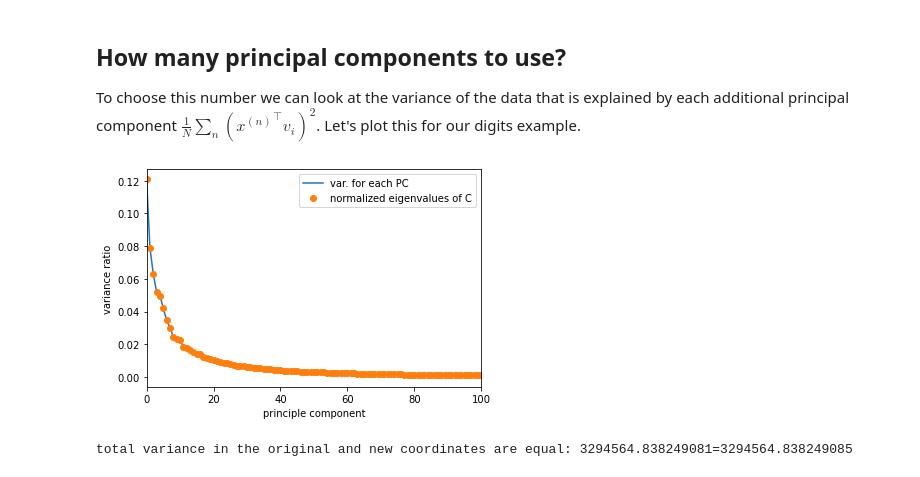
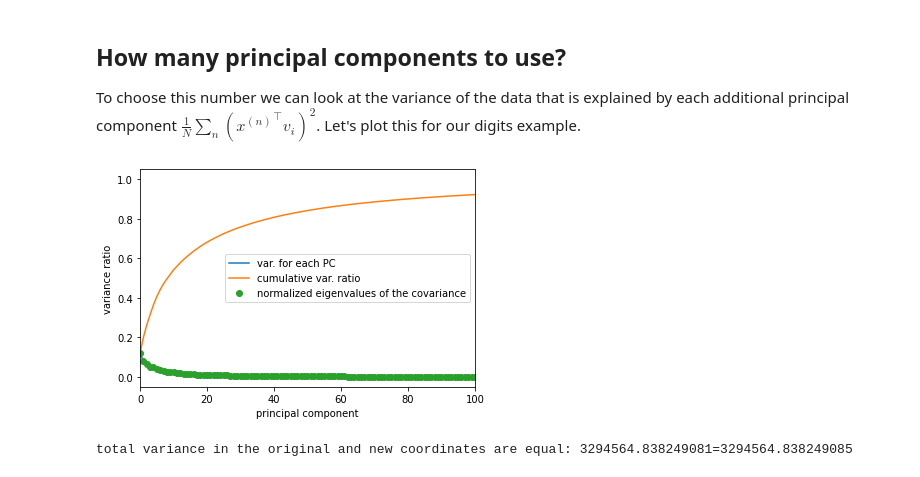
Before and after one commit to mravanba/comp551-notebooks, a Jupyter notebook: PCA.ipynb, the cells around one changed output. Drawn from its saved outputs; the diff is of its cells as text; code cells hidden in the pictures.

```diff
--- a/PCA.ipynb
+++ b/PCA.ipynb
@@ -131,7 +133,7 @@ plot_digits(x[:20])
 # %% [output]
 [figure]
 # %%
-u, s, vt = np.linalg.svd(x-np.mean(x,0))
+u, s, vt = np.linalg.svd(x-np.mean(x, axis=0))    #perform svd
 # %% [markdown]
 Let's plot the first twenty principal directions
 # %%
@@ -163,17 +165,18 @@ plt.show()
 ## How many principal components to use?
 To choose this number we can look at the variance of the data that is explained by each additional principal component $\frac{1}{N} \sum_n ({x^{(n)}}^\top v_i)^2$. Let's plot this for our digits example.
 # %%
-variances = np.var(x @ vt.T, 0)
-plt.plot(variances/np.sum(variances), label="var. for each PC")
-#plt.plot(np.cumsum(variances/np.sum(variances)), label="cumulative var. ratio")
+variances = np.var(x @ vt.T, axis=0)                                      # find the variance of the projected data along each principal component
+plt.plot(variances/np.sum(variances), label="var. for each PC")           # ratio of the variance along each principal direction
+plt.plot(np.cumsum(variances/np.sum(variances)), label="cumulative var. ratio")
 plt.xlabel("principal component")
 plt.xlim([0,100])
 plt.ylabel("variance ratio")
-plt.plot((s**2)/(np.sum(s**2)), "o", label="normalized eigenvalues of the covariance")
+plt.plot((s**2)/(np.sum(s**2)), "o", label="normalized eigenvalues of the covariance")  # ratio of the eigen valures each principal direction
+#we see both the plots are the same
 plt.legend()
 plt.show()
 # %% [output]
-[figure, old version]
+[figure, new version]
 # %%
 print(f'total variance in the original and new coordinates are equal: {np.sum(np.var(x, 0))}={np.sum(variances)}')
 # %% [output]
```
Also changed, not shown: parts of 12 cells of this notebook.
